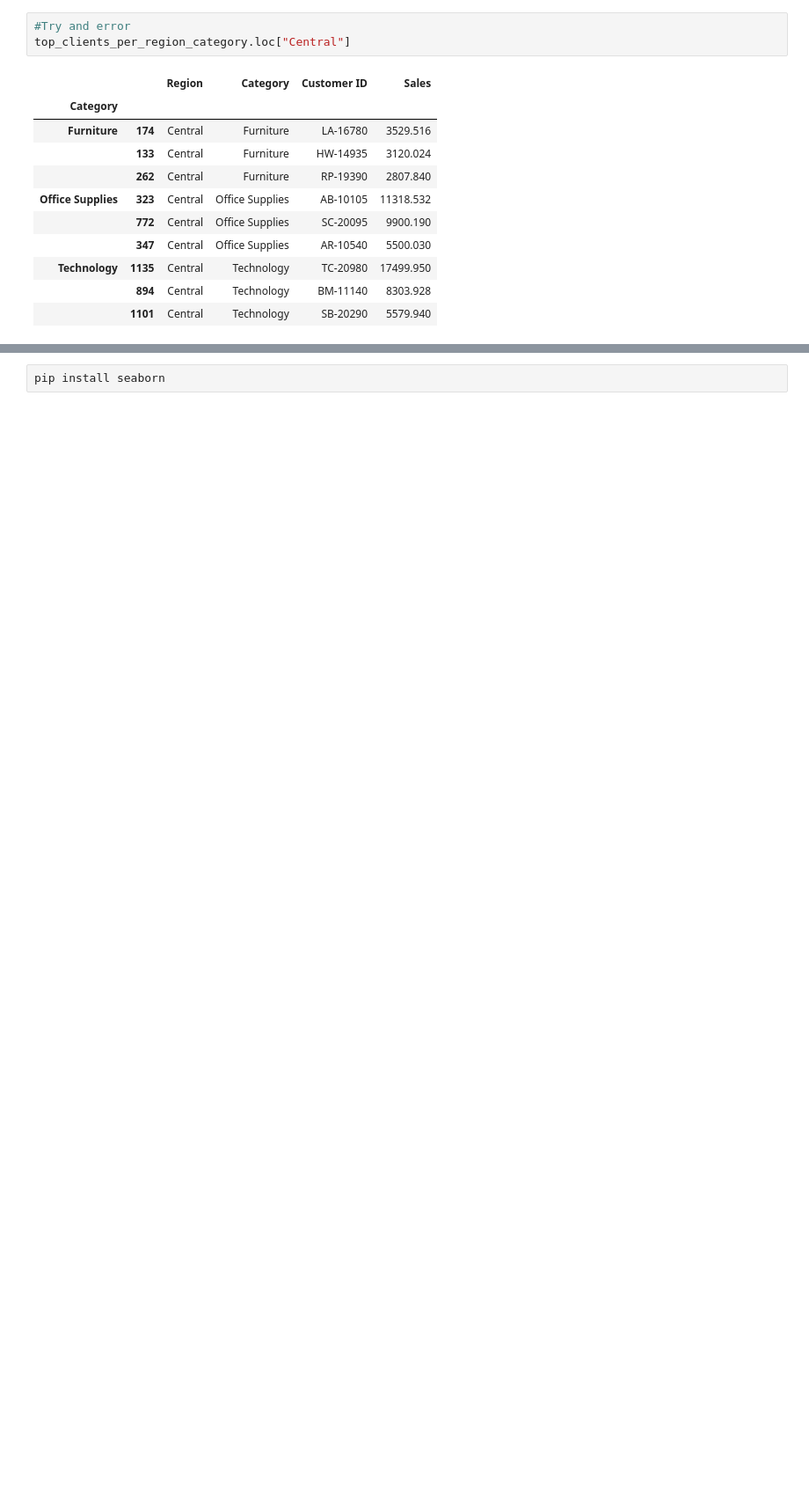
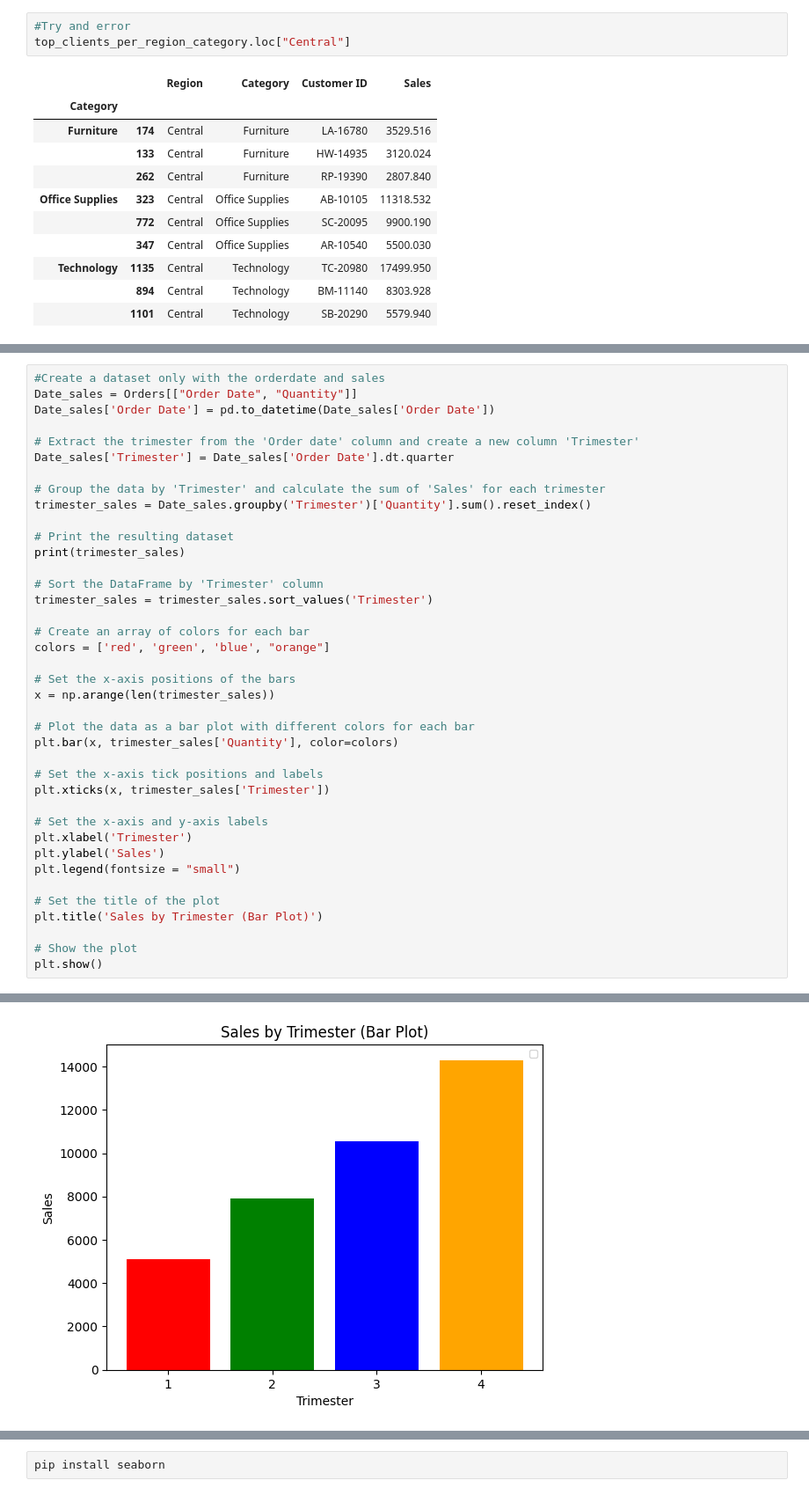
Before and after one commit to kennycp06/Superstore, a Jupyter notebook: Data exploration.ipynb, the cells around one changed output, grey strips where cells are left out. Shown: that part at 88% size. Saved outputs shown, nothing was run; the diff lists cells and outputs as text; blank space fills up the shorter version.

Commit message:
Sales per trimester

```diff
--- a/Data exploration.ipynb
+++ b/Data exploration.ipynb
@@ -252,0 +256,40 @@ top_clients_per_region_category.loc["Central"]
+# %%
+#Create a dataset only with the orderdate and sales
+Date_sales = Orders[["Order Date", "Quantity"]]
+Date_sales['Order Date'] = pd.to_datetime(Date_sales['Order Date'])
+
+# Extract the trimester from the 'Order date' column and create a new column 'Trimester'
+Date_sales['Trimester'] = Date_sales['Order Date'].dt.quarter
+
+# Group the data by 'Trimester' and calculate the sum of 'Sales' for each trimester
+trimester_sales = Date_sales.groupby('Trimester')['Quantity'].sum().reset_index()
+
+# Print the resulting dataset
+print(trimester_sales)
+
+# Sort the DataFrame by 'Trimester' column
+trimester_sales = trimester_sales.sort_values('Trimester')
+
+# Create an array of colors for each bar
+colors = ['red', 'green', 'blue', "orange"]
+
+# Set the x-axis positions of the bars
+x = np.arange(len(trimester_sales))
+
+# Plot the data as a bar plot with different colors for each bar
+plt.bar(x, trimester_sales['Quantity'], color=colors)
+
+# Set the x-axis tick positions and labels
+plt.xticks(x, trimester_sales['Trimester'])
+
+# Set the x-axis and y-axis labels
+plt.xlabel('Trimester')
+plt.ylabel('Sales')
+plt.legend(fontsize = "small")
+
+# Set the title of the plot
+plt.title('Sales by Trimester (Bar Plot)')
+
+# Show the plot
+plt.show()
+# %% [output]
@@ -253,2 +312,3 @@ top_clients_per_region_category.loc["Central"]
+[figure, added]
 # %%
 #Check variables
```
Also changed, not shown: parts of 4 cells of this notebook.
